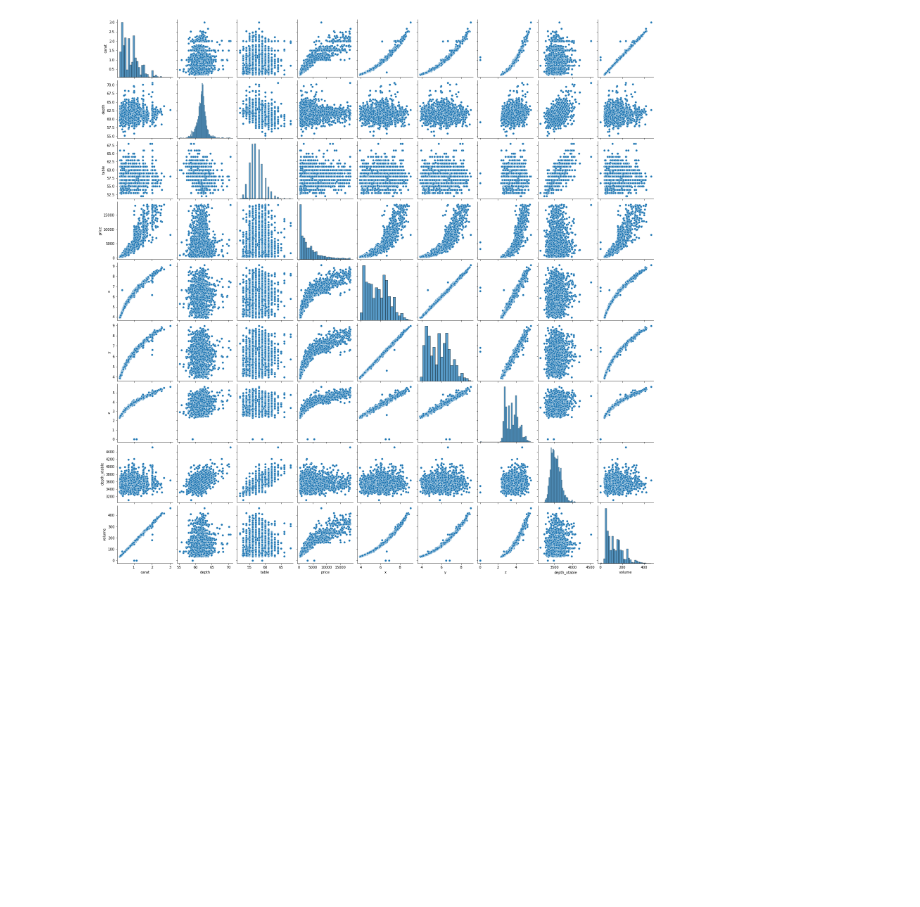
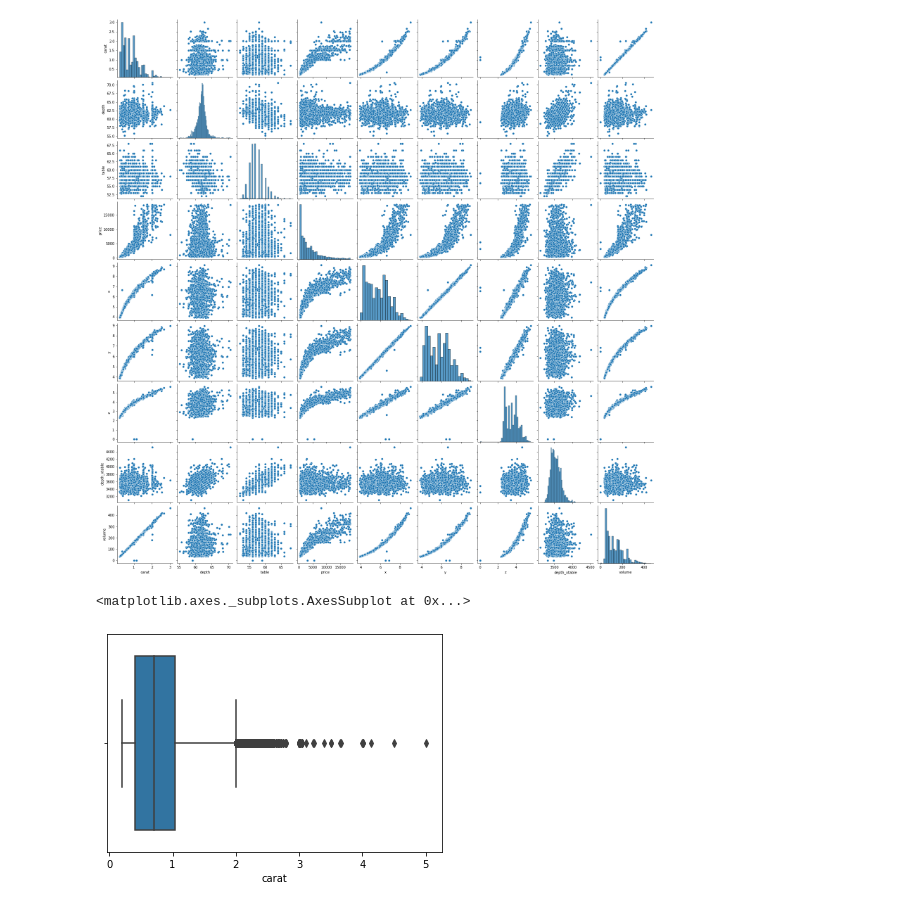
Before and after one commit to keerthi-sekar/google-sandbox-space-pirate-pandas, a Jupyter notebook: GoogleSandboxDataVizWorkshop.ipynb, the cells around one changed output. Drawn from its saved outputs; the diff is of its cells as text; code cells hidden in the pictures; blank space fills up the shorter version.

Commit message:
Updated with heatmap and boxplot

```diff
--- a/GoogleSandboxDataVizWorkshop.ipynb
+++ b/GoogleSandboxDataVizWorkshop.ipynb
@@ -91,3 +91,8 @@ sns.pairplot(data=sample)
 # %% [output]
 <seaborn.axisgrid.PairGrid at 0x...>
 [figure]
+# %%
+sns.boxplot(data=dataset, x='carat')
+# %% [output]
+<matplotlib.axes._subplots.AxesSubplot at 0x...>
+[figure, added]
```
Also changed, not shown: parts of 3 cells of this notebook.
